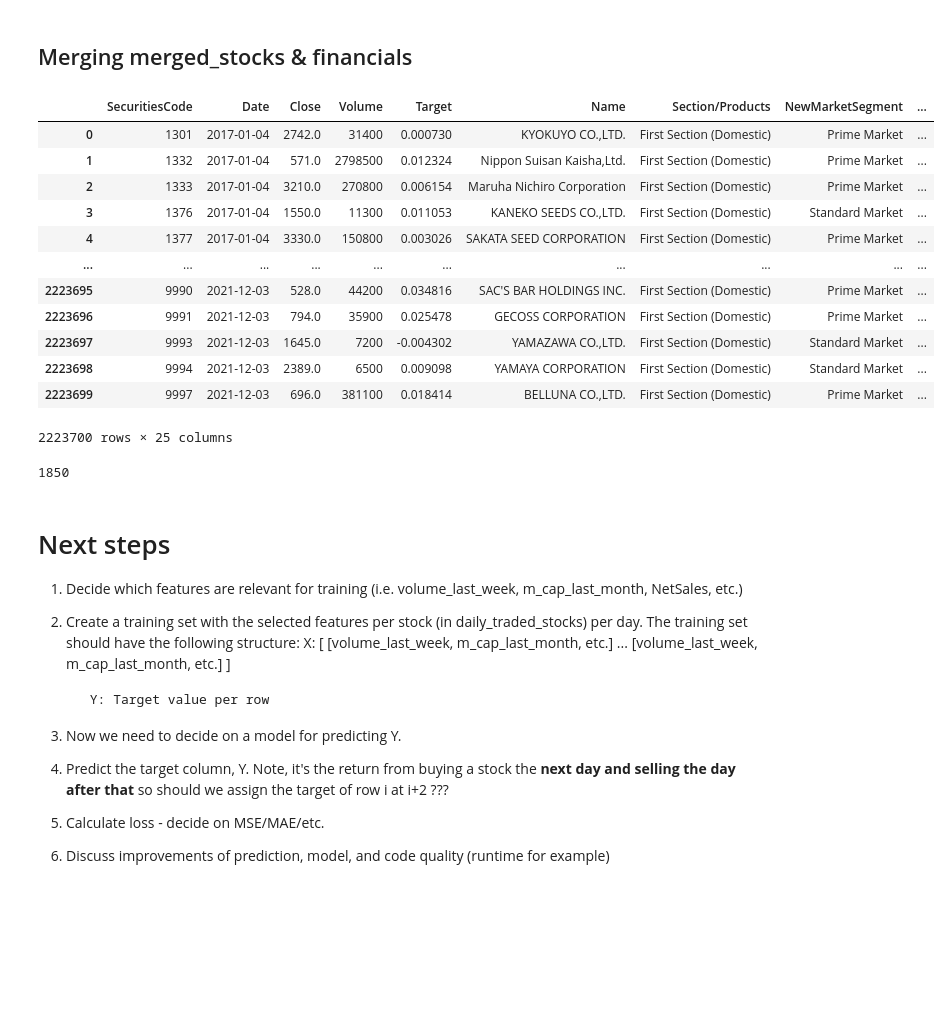
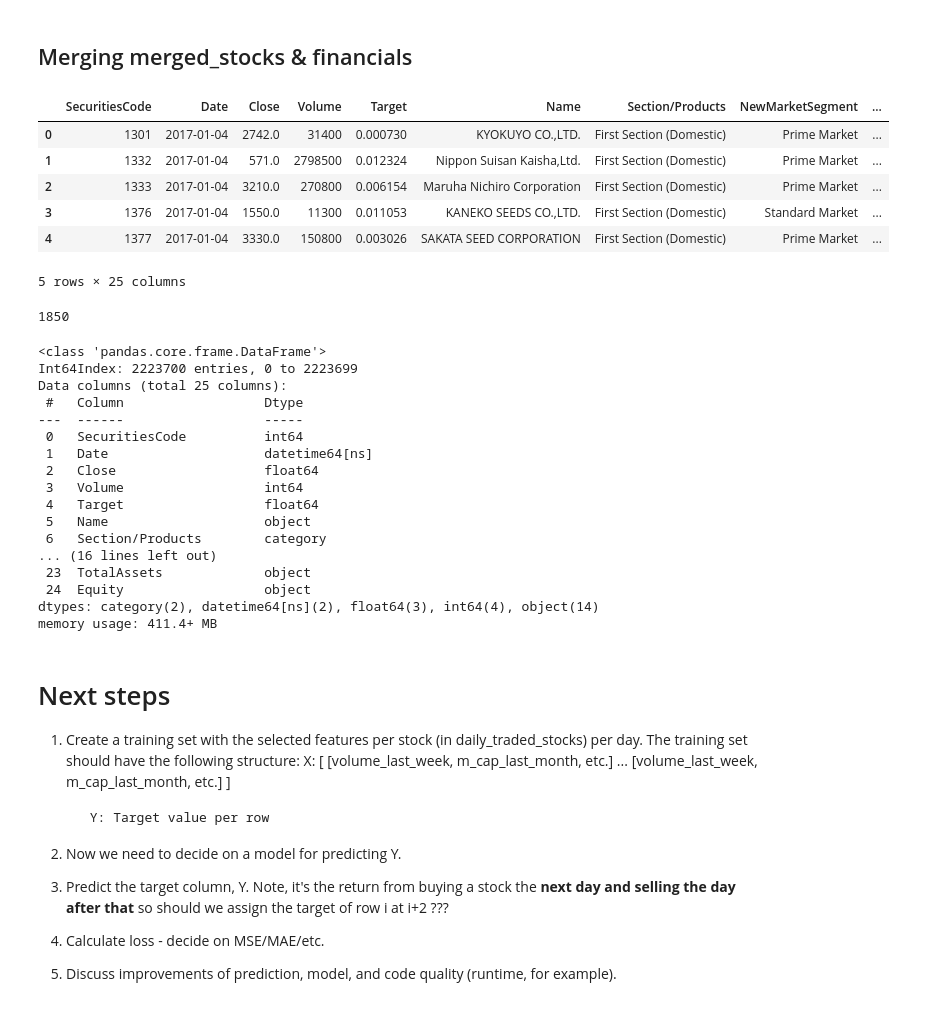
Before and after one commit to ofirnesher-nemodata/jpx-tokyo-stock-exchange-prediction, a Jupyter notebook: eda.ipynb, the cells around one changed output. Saved outputs shown, nothing was run; the diff lists cells and outputs as text; code cells hidden in the pictures; blank space fills up the shorter version.

```diff
--- a/eda.ipynb
+++ b/eda.ipynb
@@ -674,21 +648,15 @@ memory usage: 305.4+ MB
 # %%
 new_df = merged_stocks.merge(my_financials, on=['SecuritiesCode', 'Q', 'year'], how='left')
 new_df= new_df.rename(columns={"Date_x": "Date"})
-new_df
+new_df.head()
 # %% [output]
 |  | SecuritiesCode | Date | Close | Volume | Target | Name | Section/Products | NewMarketSegment | ... |
 | 0 | 1301 | 2017-01-04 | 2742.0 | 31400 | 0.000730 | KYOKUYO CO.,LTD. | First Section (Domestic) | Prime Market | ... |
 | 1 | 1332 | 2017-01-04 | 571.0 | 2798500 | 0.012324 | Nippon Suisan Kaisha,Ltd. | First Section (Domestic) | Prime Market | ... |
 | 2 | 1333 | 2017-01-04 | 3210.0 | 270800 | 0.006154 | Maruha Nichiro Corporation | First Section (Domestic) | Prime Market | ... |
 | 3 | 1376 | 2017-01-04 | 1550.0 | 11300 | 0.011053 | KANEKO SEEDS CO.,LTD. | First Section (Domestic) | Standard Market | ... |
 | 4 | 1377 | 2017-01-04 | 3330.0 | 150800 | 0.003026 | SAKATA SEED CORPORATION | First Section (Domestic) | Prime Market | ... |
-| ... | ... | ... | ... | ... | ... | ... | ... | ... | ... |
-| 2223695 | 9990 | 2021-12-03 | 528.0 | 44200 | 0.034816 | SAC'S BAR HOLDINGS INC. | First Section (Domestic) | Prime Market | ... |
-| 2223696 | 9991 | 2021-12-03 | 794.0 | 35900 | 0.025478 | GECOSS CORPORATION | First Section (Domestic) | Prime Market | ... |
-| 2223697 | 9993 | 2021-12-03 | 1645.0 | 7200 | -0.004302 | YAMAZAWA CO.,LTD. | First Section (Domestic) | Standard Market | ... |
-| 2223698 | 9994 | 2021-12-03 | 2389.0 | 6500 | 0.009098 | YAMAYA CORPORATION | First Section (Domestic) | Standard Market | ... |
-| 2223699 | 9997 | 2021-12-03 | 696.0 | 381100 | 0.018414 | BELLUNA CO.,LTD. | First Section (Domestic) | Prime Market | ... |
-2223700 rows × 25 columns
+5 rows × 25 columns
 # %%
 len(get_stocks_traded_every_day(new_df))  # should be 1850
 # %% [output]
@@ -696,7 +667,26 @@ len(get_stocks_traded_every_day(new_df))  # should be 1850
+# %%
+new_df.info()
+# %% [output]
+<class 'pandas.core.frame.DataFrame'>
+Int64Index: 2223700 entries, 0 to 2223699
+Data columns (total 25 columns):
+ #   Column                  Dtype
+---  ------                  -----
+ 0   SecuritiesCode          int64
+ 1   Date                    datetime64[ns]
+ 2   Close                   float64
+ 3   Volume                  int64
+ 4   Target                  float64
+ 5   Name                    object
+ 6   Section/Products        category
+... (16 lines left out)
+ 23  TotalAssets             object
+ 24  Equity                  object
+dtypes: category(2), datetime64[ns](2), float64(3), int64(4), object(14)
+memory usage: 411.4+ MB
 # %% [markdown]
 # Next steps
-1. Decide which features are relevant for training (i.e. volume_last_week, m_cap_last_month, NetSales, etc.)
-2. Create a training set with the selected features per stock (in daily_traded_stocks) per day.
+1. Create a training set with the selected features per stock (in daily_traded_stocks) per day.
     The training set should have the following structure:
         X:
         [
@@ -707,8 +697,9 @@ len(get_stocks_traded_every_day(new_df))  # should be 1850
 
         Y: Target value per row
 
-3. Now we need to decide on a model for predicting Y.
-4. Predict the target column, Y.
+
+2. Now we need to decide on a model for predicting Y.
+3. Predict the target column, Y.
     Note, it's the return from buying a stock the **next day and selling the day after that** so should we assign the target of row i at i+2 ???
-5. Calculate loss - decide on MSE/MAE/etc.
-6. Discuss improvements of prediction, model, and code quality (runtime for example)
+4. Calculate loss - decide on MSE/MAE/etc.
+5. Discuss improvements of prediction, model, and code quality (runtime, for example).
```
Also changed, not shown: parts of 6 cells of this notebook.
